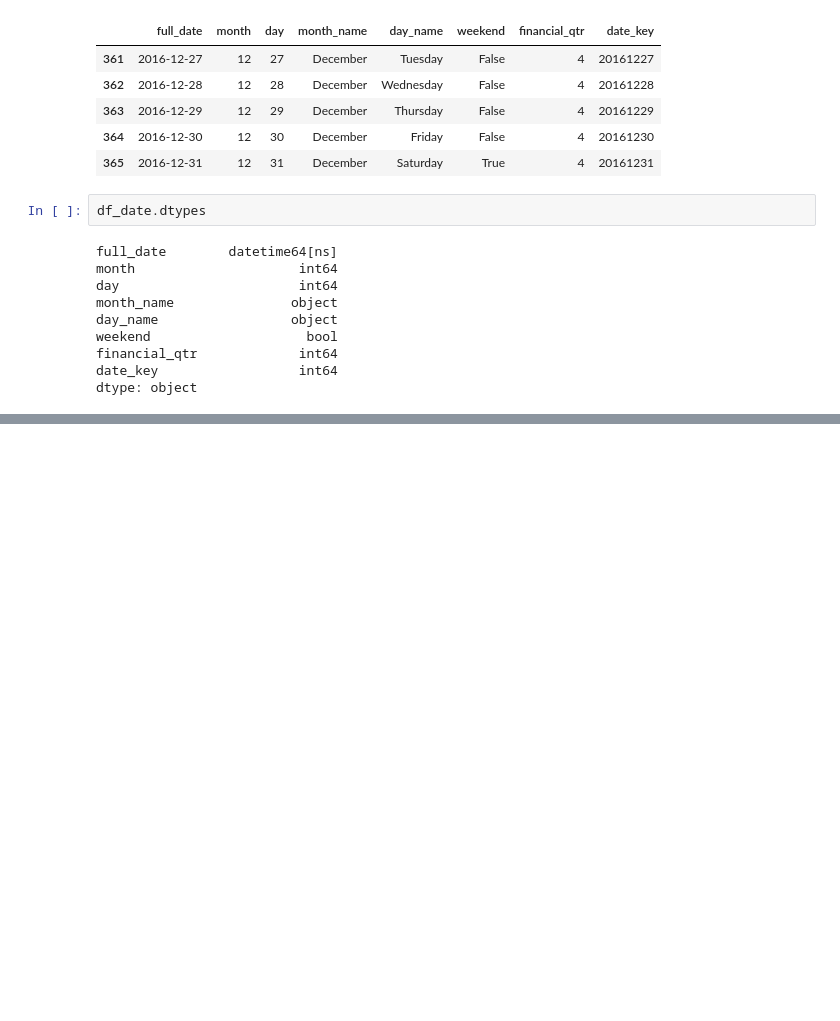
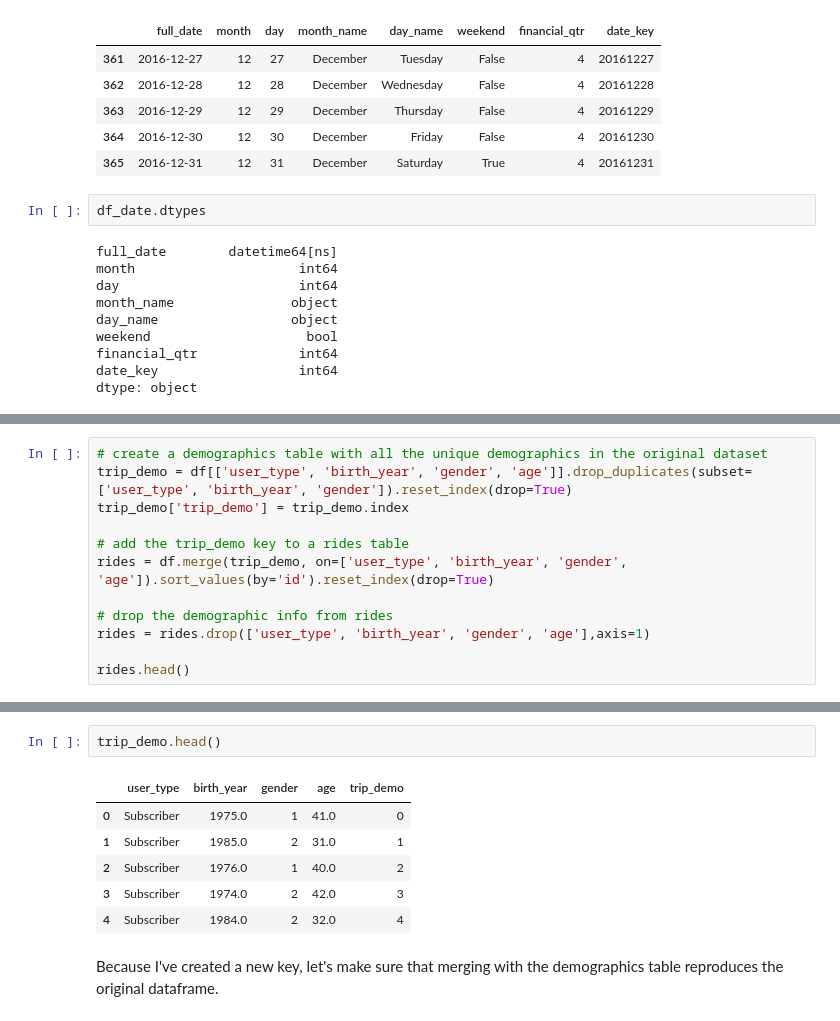
Before and after one commit to ethanenkhtur/bike_rental_data_management, a Jupyter notebook: project.ipynb, the cells around one changed output, grey strips where cells are left out. Cells and saved outputs as stored; diff of their text form; blank space fills up the shorter version.

Commit message:
demographics table created

```diff
--- a/project.ipynb
+++ b/project.ipynb
@@ -540,0 +545,12 @@ dtype: object
+# %%
+# create a demographics table with all the unique demographics in the original dataset
+trip_demo = df[['user_type', 'birth_year', 'gender', 'age']].drop_duplicates(subset=['user_type', 'birth_year', 'gender']).reset_index(drop=True)
+trip_demo['trip_demo'] = trip_demo.index
+
+# add the trip_demo key to a rides table
+rides = df.merge(trip_demo, on=['user_type', 'birth_year', 'gender', 'age']).sort_values(by='id').reset_index(drop=True)
+
+# drop the demographic info from rides
+rides = rides.drop(['user_type', 'birth_year', 'gender', 'age'],axis=1)
+
+rides.head()
@@ -540,0 +564,11 @@ dtype: object
+# %%
+trip_demo.head()
+# %% [output]
+|  | user_type | birth_year | gender | age | trip_demo |
+| 0 | Subscriber | 1975.0 | 1 | 41.0 | 0 |
+| 1 | Subscriber | 1985.0 | 2 | 31.0 | 1 |
+| 2 | Subscriber | 1976.0 | 1 | 40.0 | 2 |
+| 3 | Subscriber | 1974.0 | 2 | 42.0 | 3 |
+| 4 | Subscriber | 1984.0 | 2 | 32.0 | 4 |
+# %% [markdown]
+Because I've created a new key, let's make sure that merging with the demographics table reproduces the original dataframe.
```
Also changed, not shown: parts of 5 cells of this notebook.
